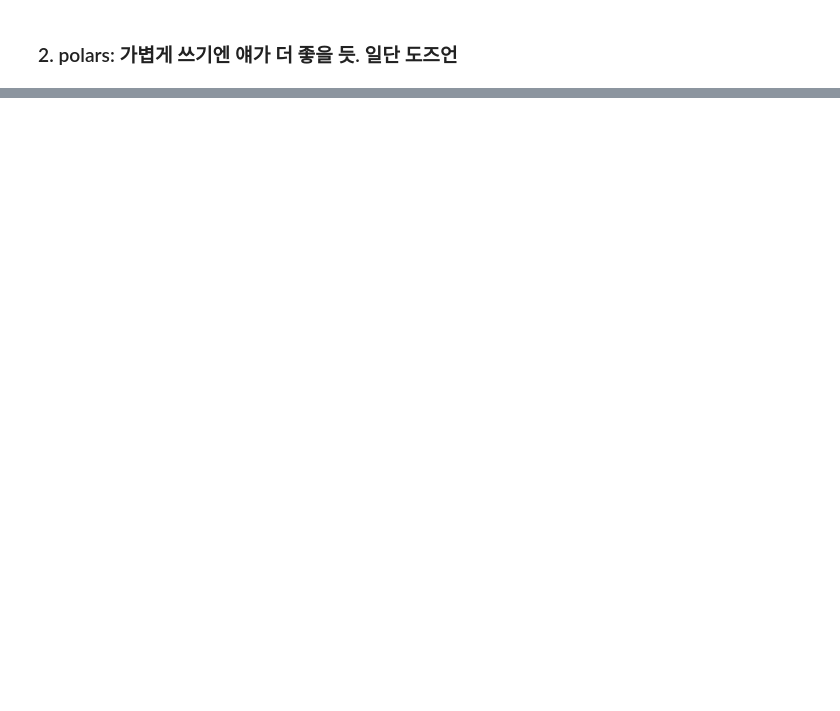
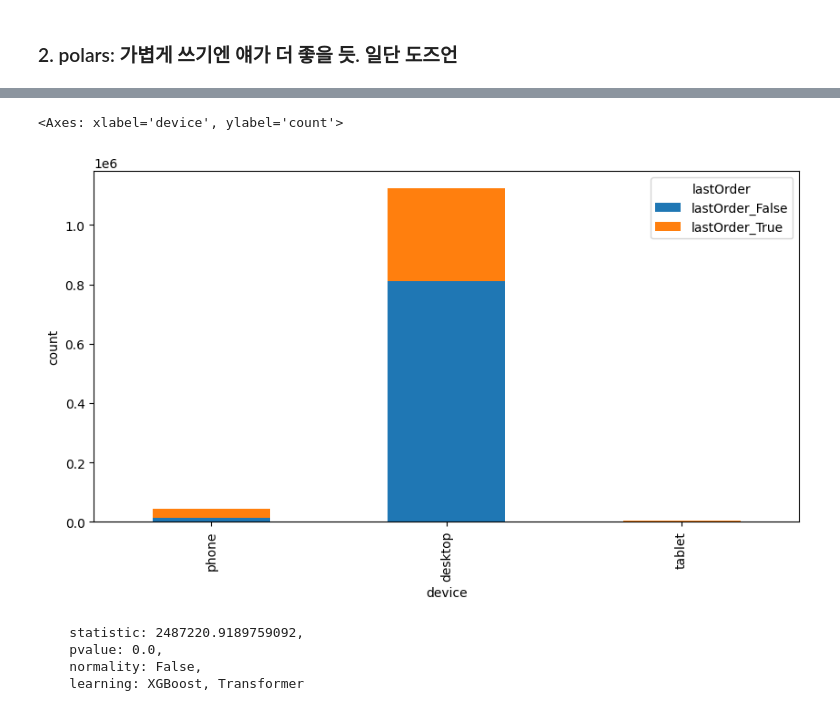
Before and after one commit to zeongzaehoon/mlops, a Jupyter notebook: train/snip.ipynb, the cells around one changed output, grey strips where cells are left out. Drawn from its saved outputs; the diff is of its cells as text; code cells hidden in the pictures; blank space fills up the shorter version.

Commit message:
Model:Transformer-userSession

```diff
--- a/train/snip.ipynb
+++ b/train/snip.ipynb
@@ -7,6 +7,7 @@ import duckdb
 import polars as pl
 
 file_path = "./data/parquet/2025-04.parquet"
+dir_path = "./data/parquet/*"
 train_seq_len = 3
 # %% [markdown]
 ### 1. duckDB: 실제 서비스, 혹은 train pipeline에서 속도를 개선하기 위해선 duckDB가 필요할지도 모름.
@@ -40,3 +57,18 @@ shape: (20, 36)
 | "s856b0b83b6" | "s856b0b83b6" | "desktop" | 1 | "https://www.beusable.net/blog/… | 0 | false | "https://www.google.com/" | "oBScwuWD" | false | NaN | ... |
 | "s856b0b83b6" | "s856b0b83b6" | "desktop" | 125 | "https://www.beusable.net/signi… | 0 | false | "Direct" | "T3BkWFW7" | false | NaN | ... |
 | "s856b0b83b6" | "s856b0b83b6" | "tablet" | 125 | "https://www.beusable.net/signi… | 0 | false | "android-app://com.google.andro… | "8YdIEBqX" | false | 10182.0 | ... |
+# %%
+# get data of 1 year!
+
+from glob import glob
+
+filenames = glob(dir_path)
+common_columns = ['sid', 'parentSid', 'device', 'urlId', 'url', 'seq', 'useless', 'fullReferStr', 'sessionId', 'uTurnPoint', 'interval', 'lastOrder', 'exist', 'reloadCount', 'rollback', 'dateStr', 'dateHourStr', 'parentSeq', 'initialReferId', 'gUrlId', 'prevNodeId', 'nodePath']
+for enum, filename in enumerate(filenames):
+    if enum == 0:
+        df = pl.read_parquet(filename, columns=common_columns)
+    else:
+        df_under = pl.read_parquet(filename, columns=common_columns)
+        df = pl.concat([df, df_under], how="vertical")
+
+df
@@ -42,0 +256,57 @@ shape: (20, 36)
+# %%
+def bar_plot(df, feature):
+    counts = (
+        df.group_by([feature, "lastOrder"])  # group by feature and label
+          .len()                               # count rows per group -> column "len"
+          .pivot(index=feature, columns="lastOrder", values="len", aggregate_function="sum")
+          .fill_null(0)
+    )
+    pdf = counts.to_pandas().set_index(feature)
+
+    # Normalize column names and guarantee both columns exist
+    rename_map = {
+        "true": "lastOrder_True",
+        "false": "lastOrder_False",
+        "true": "lastOrder_True",
+        "false": "lastOrder_False",
+        "true": "lastOrder_True",
+        "false": "lastOrder_False",
+    }
+    pdf = pdf.rename(columns=rename_map)
+    for col in ["lastOrder_True", "lastOrder_False"]:
+        if col not in pdf.columns:
+            pdf[col] = 0
+
+    ax = pdf[["lastOrder_False", "lastOrder_True"]].plot(kind="bar", stacked=True, figsize=(10, 5))
+    ax.set_ylabel("count")
+    ax.set_xlabel(feature)
+    ax.legend(title="lastOrder")
+    return ax
+
+bar_plot(df, "device")
+# %% [output]
+<Axes: xlabel='device', ylabel='count'>
+[figure, added]
+# %%
+# 정규성 평가
+from scipy.stats import zscore, normaltest, probplot
+seq = df["parentSeq"]
+data_z = zscore(seq)
+p = normaltest(seq)
+is_normality = True if p.pvalue >= 0.95 else False
+statistic_or_dl = "XGBoost, Transformer" if not is_normality else "Linear Analysis such as 'Logistic Regression'"
+
+print(f"""
+    statistic: {p.statistic},
+    pvalue: {p.pvalue},
+    normality: {is_normality},
+    learning: {statistic_or_dl}
+""")
+
+# sampling 불가 -> 통계 기반 모델 사용 불가
+# 비선형모델인 XGBoost, Transformer가 적합!
+# %% [output]
+    statistic: 2487220.9189759092,
+    pvalue: 0.0,
+    normality: False,
+    learning: XGBoost, Transformer
```
Also changed, not shown: parts of 27 cells of this notebook, 27 other files.
